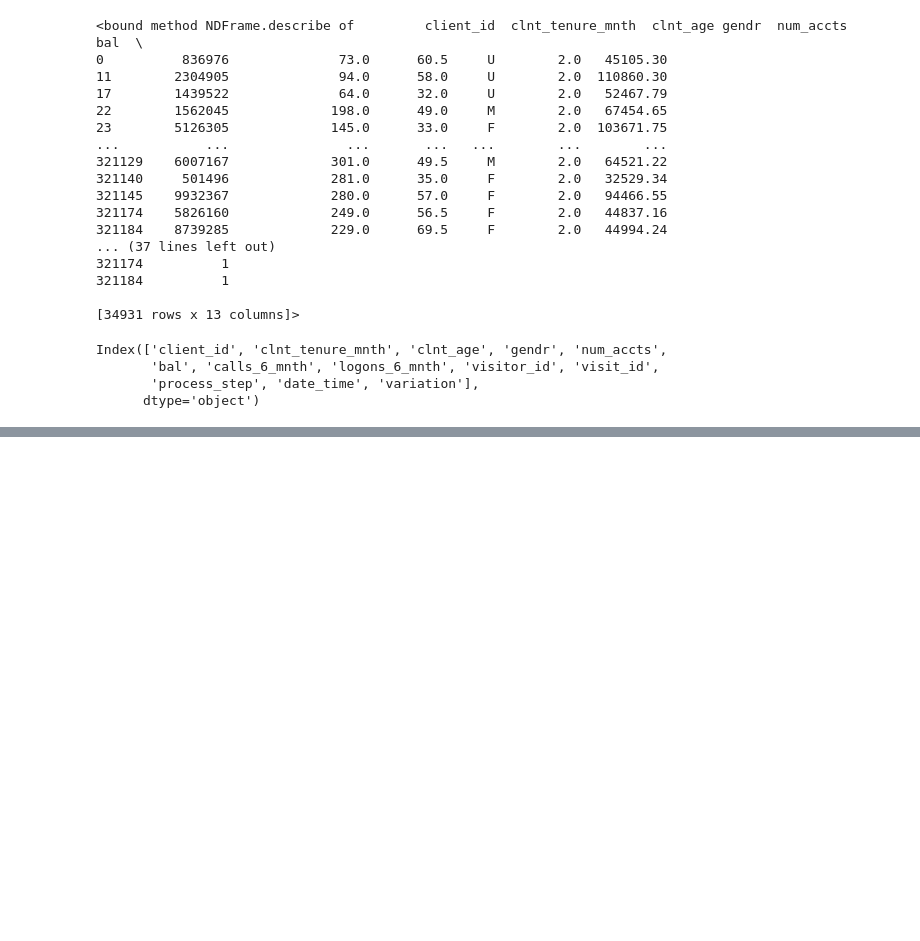
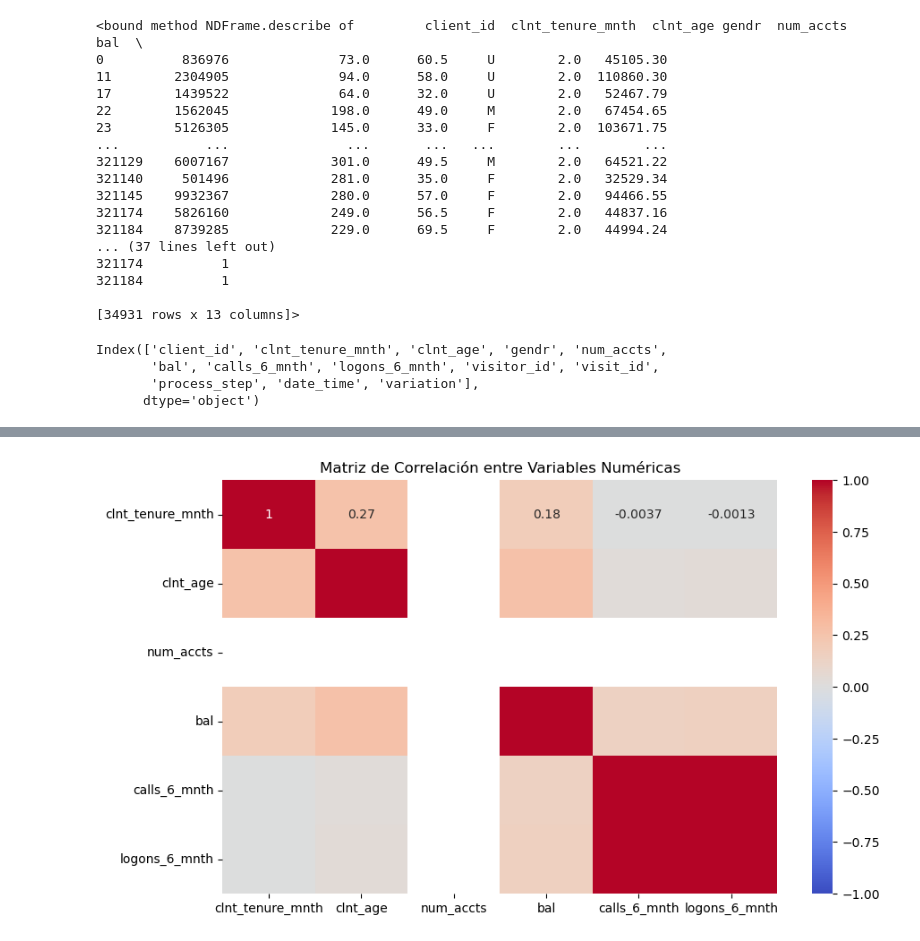
Before and after one commit to ivanalonsom/Project5_EDA_Inferential_Stats, a Jupyter notebook: main.ipynb, the cells around one changed output, grey strips where cells are left out. Saved outputs shown, nothing was run; the diff lists cells and outputs as text; code cells hidden in the pictures; blank space fills up the shorter version.

```diff
--- a/main.ipynb
+++ b/main.ipynb
@@ -479,0 +481,17 @@ resumen
+# %%
+import seaborn as sns
+import matplotlib.pyplot as plt
+
+# Seleccionar las variables numéricas para la correlación
+numeric_columns = ['clnt_tenure_mnth', 'clnt_age', 'num_accts', 'bal', 'calls_6_mnth', 'logons_6_mnth']
+
+# Calcular la matriz de correlación
+corr_matrix = df_all_no_duplicates[numeric_columns].corr()
+
+# Visualizar la matriz de correlación con un heatmap
+plt.figure(figsize=(10, 6))
+sns.heatmap(corr_matrix, annot=True, cmap='coolwarm', vmin=-1, vmax=1)
+plt.title('Matriz de Correlación entre Variables Numéricas')
+plt.show()
+# %% [output]
+[figure, added]
```
Also changed, not shown: parts of 28 cells of this notebook.
